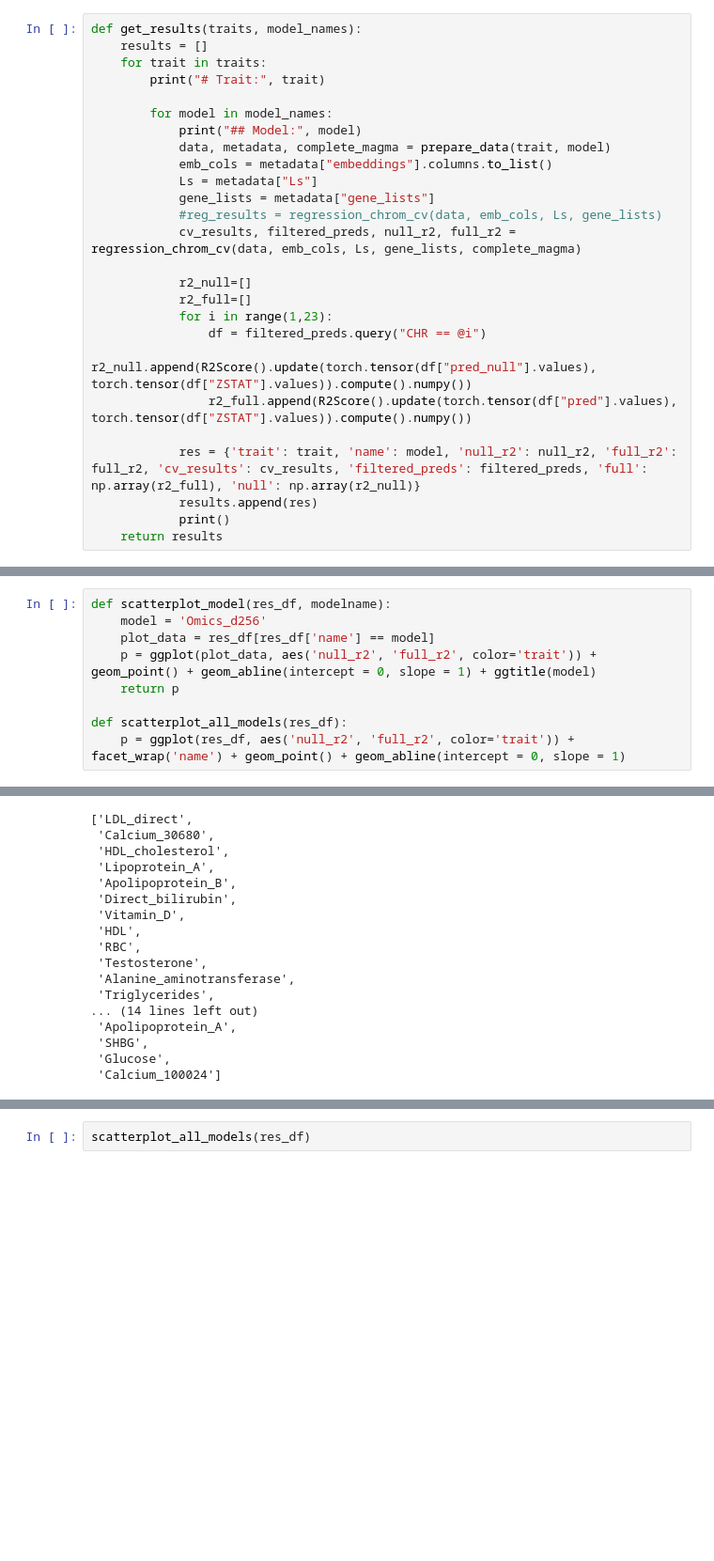
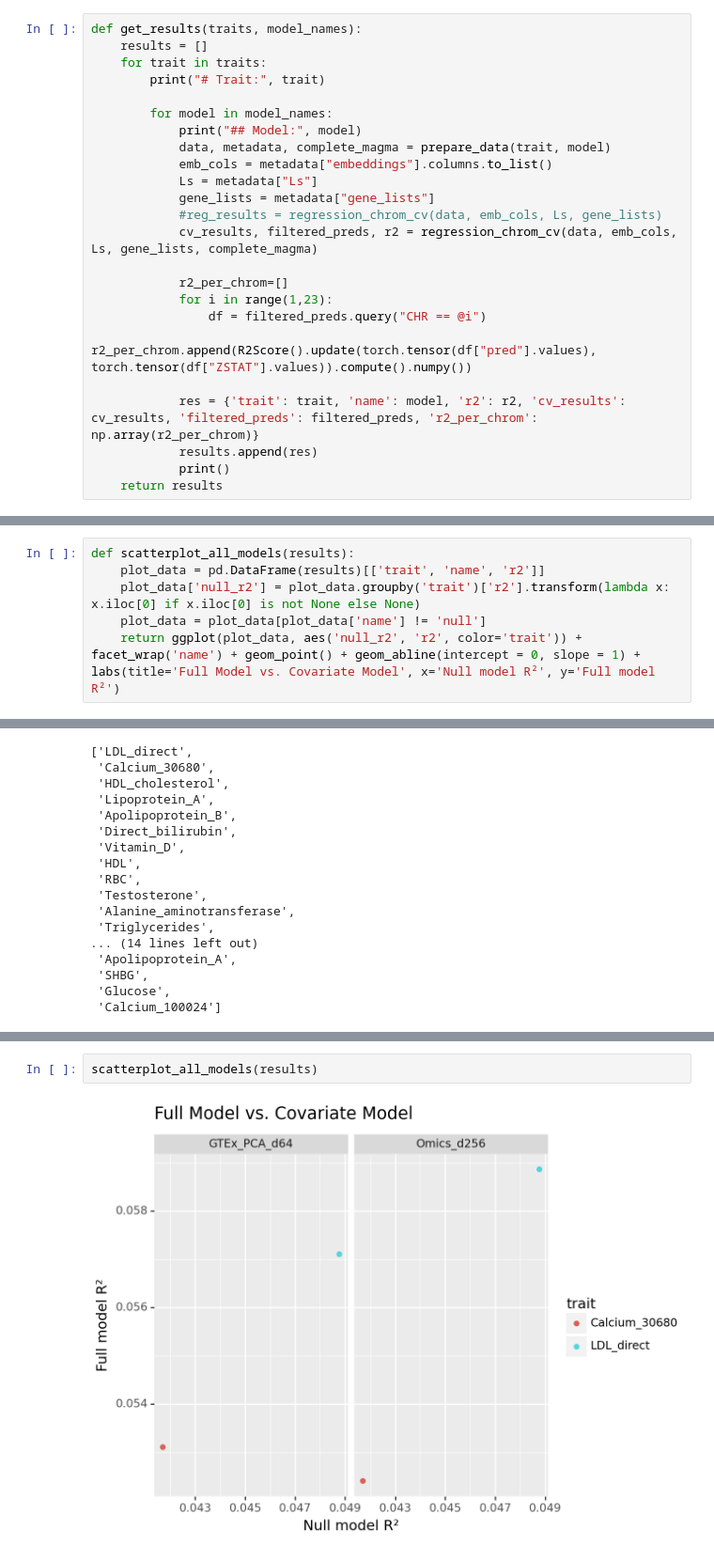
Before and after one commit to niklasbuehler/functional-gene-embeddings, a Jupyter notebook: notebooks/Evaluation.ipynb, the cells around one changed output, grey strips where cells are left out. Shown at 94% size. Cells and saved outputs as stored; diff of their text form; blank space fills up the shorter version.

```diff
--- a/notebooks/Evaluation.ipynb
+++ b/notebooks/Evaluation.ipynb
@@ -223,16 +209,14 @@ def get_results(traits, model_names):
             Ls = metadata["Ls"]
             gene_lists = metadata["gene_lists"]
             #reg_results = regression_chrom_cv(data, emb_cols, Ls, gene_lists)
-            cv_results, filtered_preds, null_r2, full_r2 = regression_chrom_cv(data, emb_cols, Ls, gene_lists, complete_magma)
+            cv_results, filtered_preds, r2 = regression_chrom_cv(data, emb_cols, Ls, gene_lists, complete_magma)
 
-            r2_null=[]
-            r2_full=[]
+            r2_per_chrom=[]
             for i in range(1,23):
                 df = filtered_preds.query("CHR == @i")
-                r2_null.append(R2Score().update(torch.tensor(df["pred_null"].values), torch.tensor(df["ZSTAT"].values)).compute().numpy())
-                r2_full.append(R2Score().update(torch.tensor(df["pred"].values), torch.tensor(df["ZSTAT"].values)).compute().numpy())
+                r2_per_chrom.append(R2Score().update(torch.tensor(df["pred"].values), torch.tensor(df["ZSTAT"].values)).compute().numpy())
 
-            res = {'trait': trait, 'name': model, 'null_r2': null_r2, 'full_r2': full_r2, 'cv_results': cv_results, 'filtered_preds': filtered_preds, 'full': np.array(r2_full), 'null': np.array(r2_null)}
+            res = {'trait': trait, 'name': model, 'r2': r2, 'cv_results': cv_results, 'filtered_preds': filtered_preds, 'r2_per_chrom': np.array(r2_per_chrom)}
             results.append(res)
             print()
     return results
@@ -273,9 +247,6 @@ def scatter(dataframe, x, y, x_label, y_label, color=None, alpha=0.1, smooth=Tru
 # %%
-def scatterplot_model(res_df, modelname):
-    model = 'Omics_d256'
-    plot_data = res_df[res_df['name'] == model]
-    p = ggplot(plot_data, aes('null_r2', 'full_r2', color='trait')) + geom_point() + geom_abline(intercept = 0, slope = 1) + ggtitle(model)
-    return p
-
-def scatterplot_all_models(res_df):
-    p = ggplot(res_df, aes('null_r2', 'full_r2', color='trait')) + facet_wrap('name') + geom_point() + geom_abline(intercept = 0, slope = 1)
+def scatterplot_all_models(results):
+    plot_data = pd.DataFrame(results)[['trait', 'name', 'r2']]
+    plot_data['null_r2'] = plot_data.groupby('trait')['r2'].transform(lambda x: x.iloc[0] if x.iloc[0] is not None else None)
+    plot_data = plot_data[plot_data['name'] != 'null']
+    return ggplot(plot_data, aes('null_r2', 'r2', color='trait')) + facet_wrap('name') + geom_point() + geom_abline(intercept = 0, slope = 1) + labs(title='Full Model vs. Covariate Model', x='Null model R²', y='Full model R²')
@@ -387,2 +373,4 @@ KeyboardInterrupt:
 # %%
-scatterplot_all_models(res_df)
+scatterplot_all_models(results)
+# %% [output]
+[figure, added]
```
Also changed, not shown: parts of 32 cells of this notebook.
